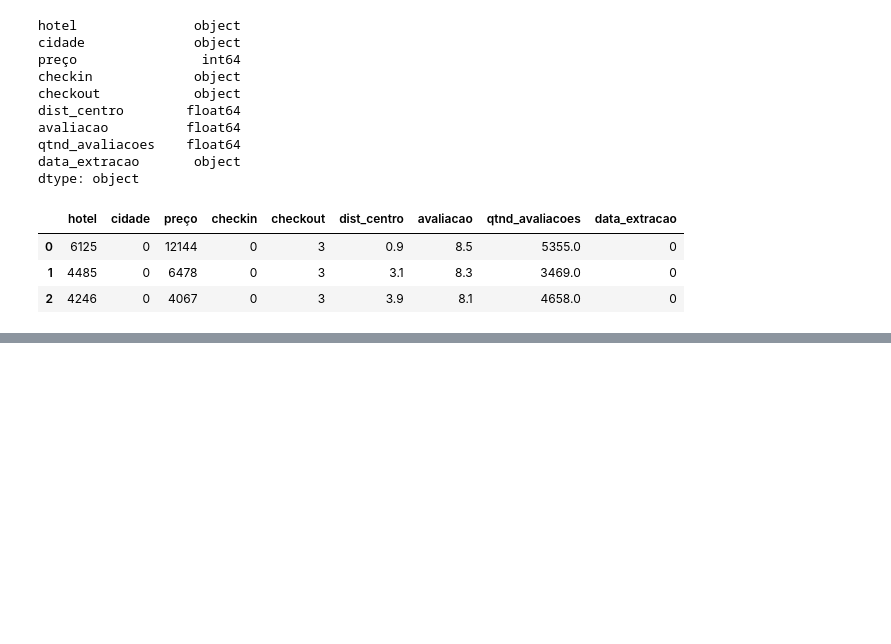
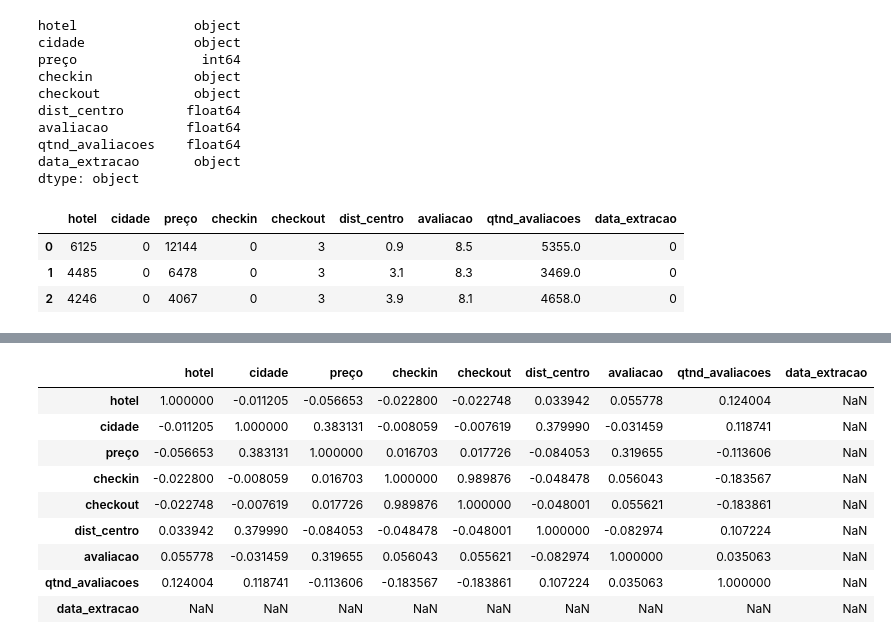
Before and after one commit to clarabarretto/data-science, a Jupyter notebook: pre-processing/pre-processing.ipynb, the cells around one changed output, grey strips where cells are left out. Cells and saved outputs as stored; diff of their text form; code cells hidden in the pictures; blank space fills up the shorter version.

Commit message:
add dataset imputado and update pre processing

```diff
--- a/pre-processing/pre-processing.ipynb
+++ b/pre-processing/pre-processing.ipynb
@@ -154,0 +165,2 @@ MemoryError: Unable to allocate 37.7 GiB for an array with shape (100650, 100650
+# %%
+hosp2 = pd.read_csv('./dataset_imputado.csv', decimal=".")
@@ -154,0 +180,25 @@ MemoryError: Unable to allocate 37.7 GiB for an array with shape (100650, 100650
+# %%
+hosp2['checkin'] = hosp2['checkin'].astype("category")
+hosp2['checkout'] = hosp2['checkout'].astype("category")
+hosp2['cidade'] = hosp2["cidade"].astype("category")
+hosp2['hotel'] = hosp2["hotel"].astype("category")
+hosp2['data_extracao'] =hosp2["data_extracao"].astype("category")
+hosp2['hotel'] = hosp2['hotel'].cat.codes
+hosp2['checkin'] = hosp2['checkin'].cat.codes
+hosp2['checkout'] = hosp2['checkout'].cat.codes
+hosp2['cidade'] = hosp2['cidade'].cat.codes
+hosp2['data_extracao'] = hosp2['data_extracao'].cat.codes
+# %%
+#nova correlação
+hosp2.corr(method='spearman')
+# %% [output]
+|  | hotel | cidade | preço | checkin | checkout | dist_centro | avaliacao | qtnd_avaliacoes | data_extracao |
+| hotel | 1.000000 | -0.011205 | -0.056653 | -0.022800 | -0.022748 | 0.033942 | 0.055778 | 0.124004 | NaN |
+| cidade | -0.011205 | 1.000000 | 0.383131 | -0.008059 | -0.007619 | 0.379990 | -0.031459 | 0.118741 | NaN |
+| preço | -0.056653 | 0.383131 | 1.000000 | 0.016703 | 0.017726 | -0.084053 | 0.319655 | -0.113606 | NaN |
+| checkin | -0.022800 | -0.008059 | 0.016703 | 1.000000 | 0.989876 | -0.048478 | 0.056043 | -0.183567 | NaN |
+| checkout | -0.022748 | -0.007619 | 0.017726 | 0.989876 | 1.000000 | -0.048001 | 0.055621 | -0.183861 | NaN |
+| dist_centro | 0.033942 | 0.379990 | -0.084053 | -0.048478 | -0.048001 | 1.000000 | -0.082974 | 0.107224 | NaN |
+| avaliacao | 0.055778 | -0.031459 | 0.319655 | 0.056043 | 0.055621 | -0.082974 | 1.000000 | 0.035063 | NaN |
+| qtnd_avaliacoes | 0.124004 | 0.118741 | -0.113606 | -0.183567 | -0.183861 | 0.107224 | 0.035063 | 1.000000 | NaN |
+| data_extracao | NaN | NaN | NaN | NaN | NaN | NaN | NaN | NaN | NaN |
```
Also changed, not shown: parts of 6 cells of this notebook, 1 other file.
